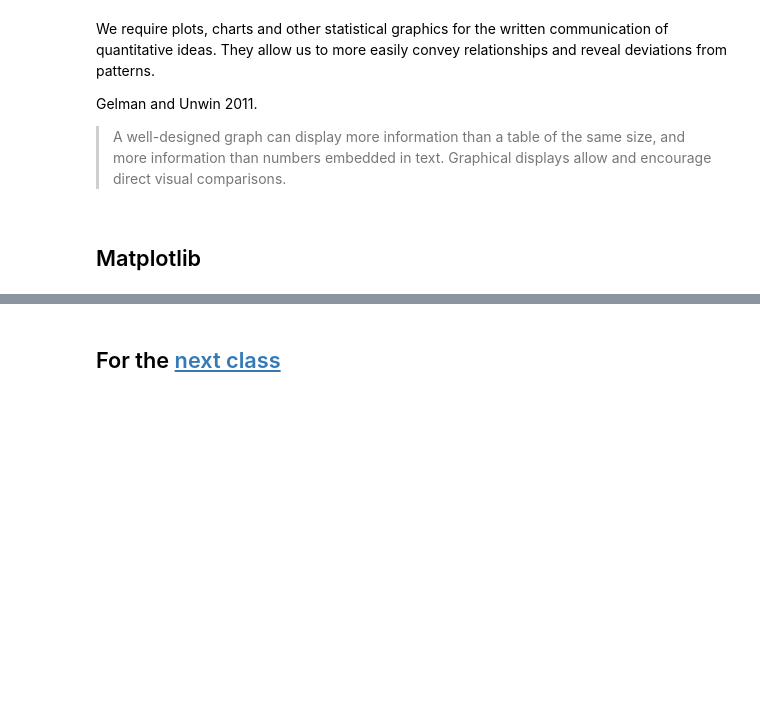
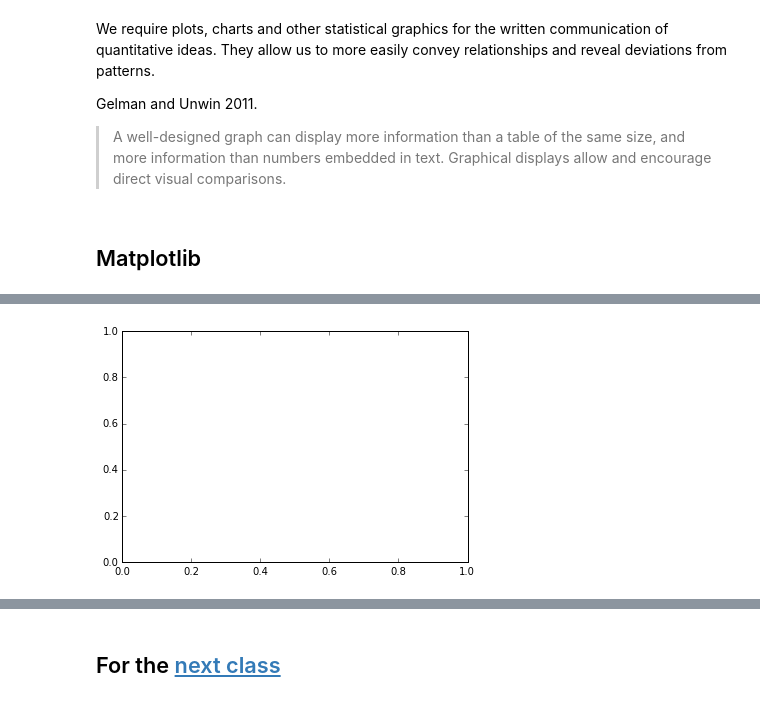
Before and after one commit to versae/DH2304, a Jupyter notebook: class07.ipynb, the cells around one changed output, grey strips where cells are left out. Saved outputs shown, nothing was run; the diff lists cells and outputs as text; code cells hidden in the pictures; blank space fills up the shorter version.

```diff
--- a/class07.ipynb
+++ b/class07.ipynb
@@ -993,0 +1073,5 @@ plt.plot(np.random.normal(size=100), np.random.normal(size=100), 'ro')
+# %%
+fig = plt.figure()
+main_ax = fig.add_axes([0.1, 0.1, 0.8, 0.8])
+# %% [output]
+[figure, added]
```
Also changed, not shown: parts of 97 cells of this notebook, 4 other files.
